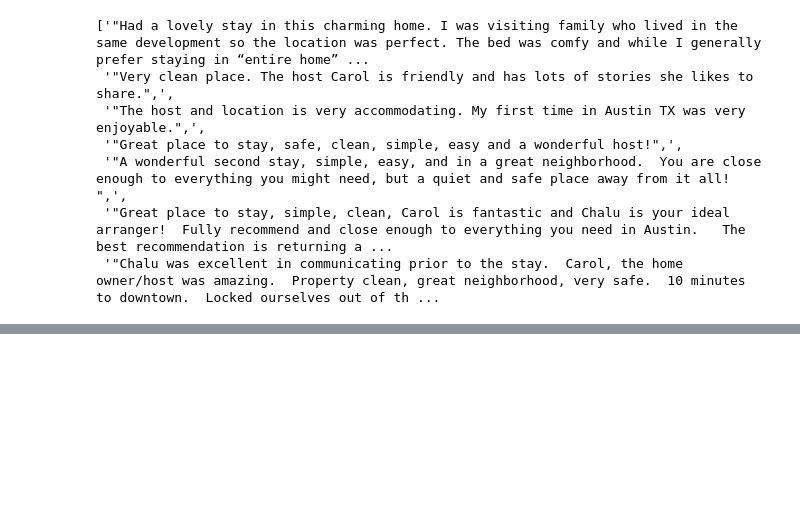
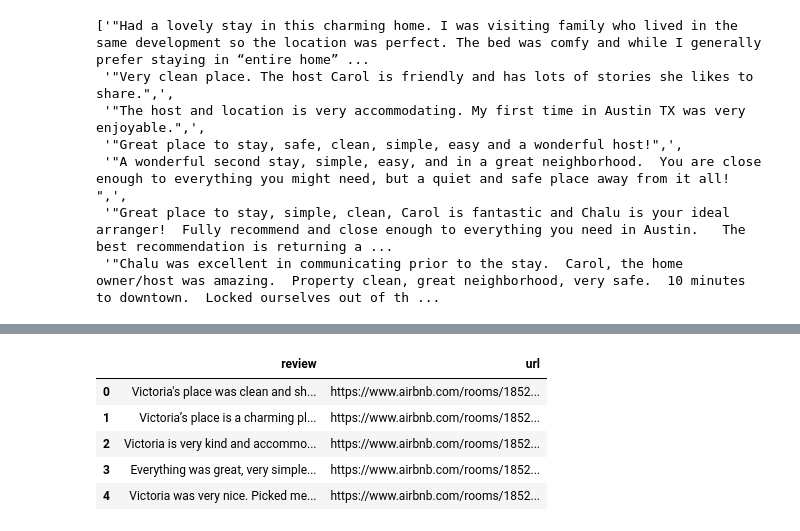
Before and after one commit to RCate/Project--One-, a Jupyter notebook: WordCloud_reviews.ipynb, the cells around one changed output, grey strips where cells are left out. Cells and saved outputs as stored; diff of their text form; code cells hidden in the pictures; blank space fills up the shorter version.

```diff
--- a/WordCloud_reviews.ipynb
+++ b/WordCloud_reviews.ipynb
@@ -63,0 +80,27 @@ plt.axis("off")
+# %%
+session = HTMLSession()
+test = []
+for url in urls[0:10]:
+    r = session.get(url)
+#     print(r.html.find('#reviews'))
+    if r.html.find('#reviews'):
+        reviews = r.html.find('#reviews')[0]
+        review_list = [line for line in reviews.text.split("\n") if len(line) > 50]
+#         time.sleep(12)
+    for r in review_list:
+        test.append({
+            "url": url,
+            "review": r
+        })
+    time.sleep(10)
+# %%
+df = pd.DataFrame(test)
+df.to_csv('review_sample.csv')
+df.head()
+# %% [output]
+|  | review | url |
+| 0 | Victoria's place was clean and sh... | https://www.airbnb.com/rooms/1852... |
+| 1 | Victoria’s place is a charming pl... | https://www.airbnb.com/rooms/1852... |
+| 2 | Victoria is very kind and accommo... | https://www.airbnb.com/rooms/1852... |
+| 3 | Everything was great, very simple... | https://www.airbnb.com/rooms/1852... |
+| 4 | Victoria was very nice. Picked me... | https://www.airbnb.com/rooms/1852... |
```
Also changed, not shown: parts of 12 cells of this notebook, 2 other files.
